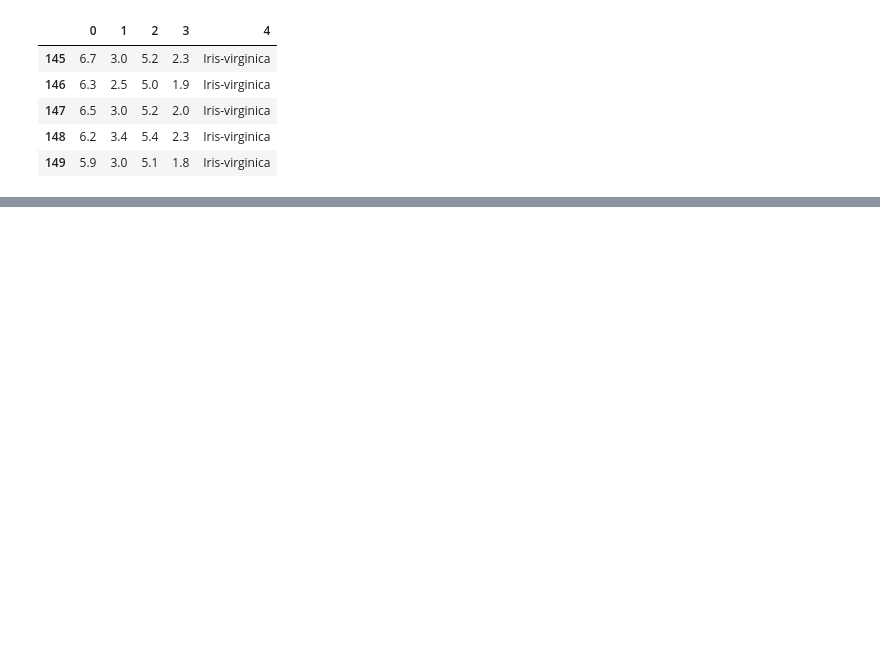
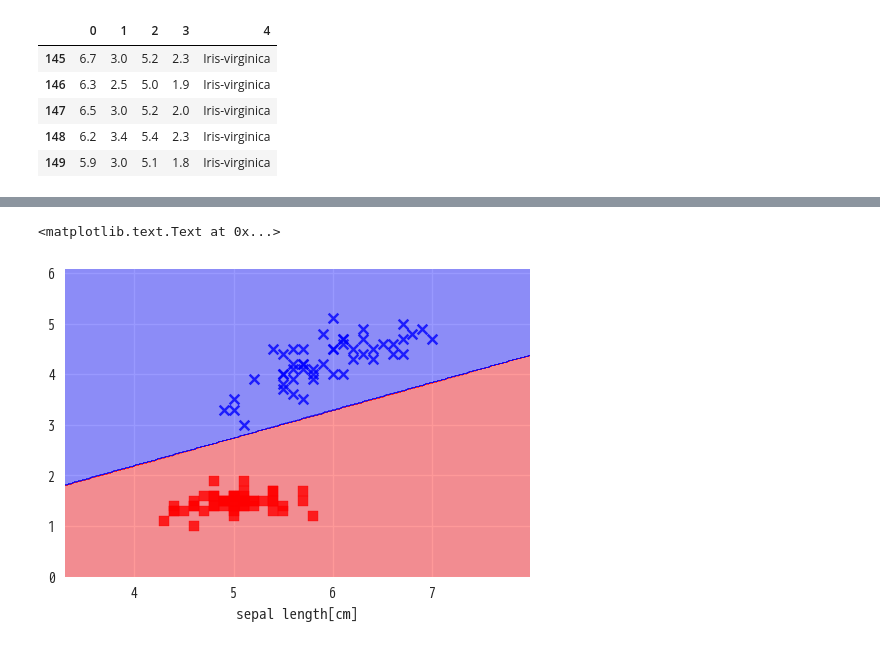
Before and after one commit to u110/public-jupyter, a Jupyter notebook: python_machine_learning/2.3.ipynb, the cells around one changed output, grey strips where cells are left out. Cells and saved outputs as stored; diff of their text form; code cells hidden in the pictures; blank space fills up the shorter version.

```diff
--- a/python_machine_learning/2.3.ipynb
+++ b/python_machine_learning/2.3.ipynb
@@ -35,0 +50,6 @@ plt.show()
+# %%
+plot_decision_regions(X, y, classifier=ppn)
+plt.xlabel("sepal length[cm]")
+# %% [output]
+<matplotlib.text.Text at 0x...>
+[figure, added]
```
Also changed, not shown: parts of 6 cells of this notebook, 3 other files.
